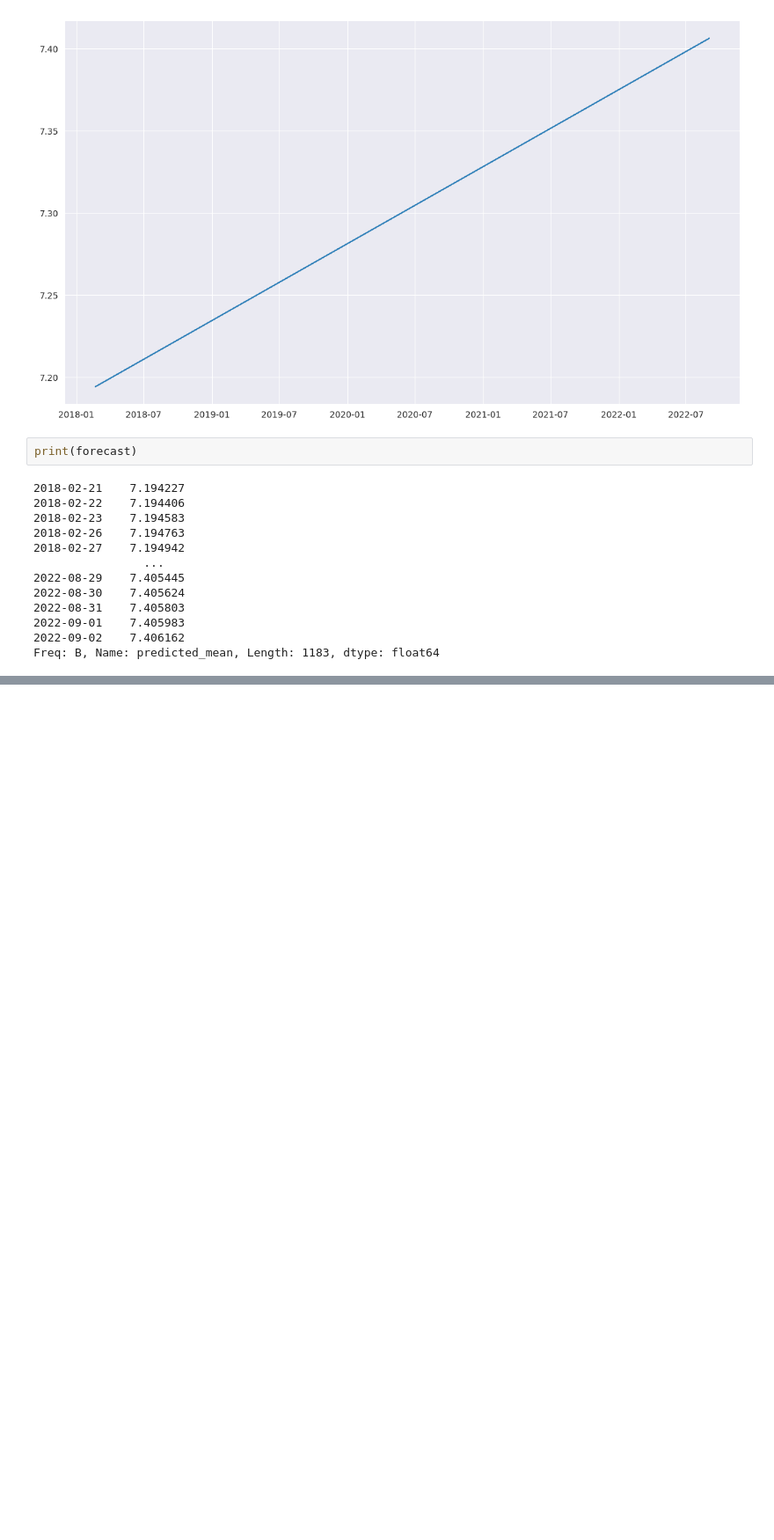
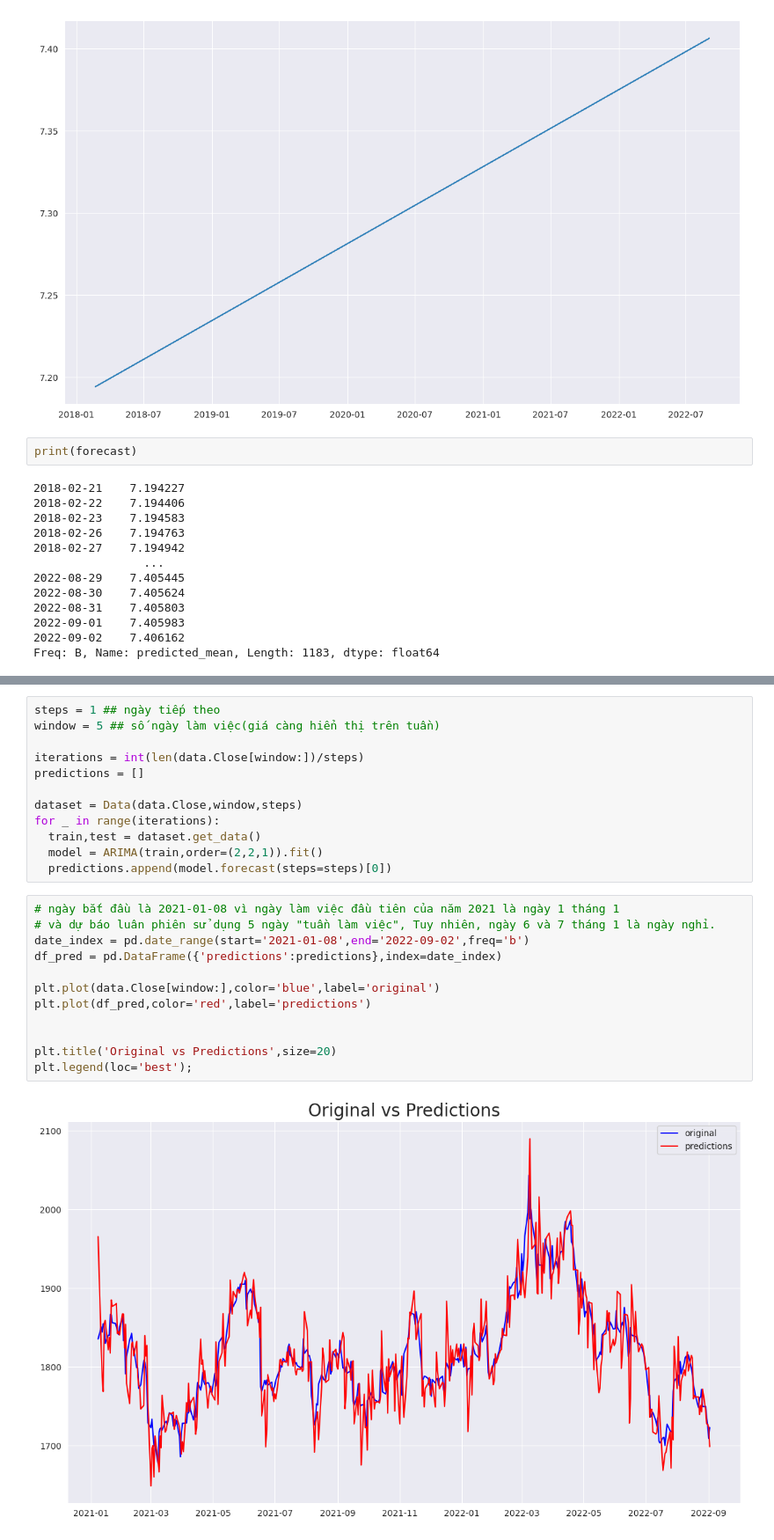
Before and after one commit to NoirHeart/Ml2023, a Jupyter notebook: TimeSeries_Gold_data.ipynb, the cells around one changed output, grey strips where cells are left out. Shown at 88% size. Drawn from its saved outputs; the diff is of its cells as text; blank space fills up the shorter version.

```diff
--- a/TimeSeries_Gold_data.ipynb
+++ b/TimeSeries_Gold_data.ipynb
@@ -265,0 +302,26 @@ Freq: B, Name: predicted_mean, Length: 1183, dtype: float64
+# %%
+steps = 1 ## ngày tiếp theo
+window = 5 ## số ngày làm việc(giá càng hiển thị trên tuần)
+
+iterations = int(len(data.Close[window:])/steps)
+predictions = []
+
+dataset = Data(data.Close,window,steps)
+for _ in range(iterations):
+  train,test = dataset.get_data()
+  model = ARIMA(train,order=(2,2,1)).fit()
+  predictions.append(model.forecast(steps=steps)[0])
+# %%
+# ngày bắt đầu là 2021-01-08 vì ngày làm việc đầu tiên của năm 2021 là ngày 1 tháng 1
+# và dự báo luân phiên sử dụng 5 ngày "tuần làm việc", Tuy nhiên, ngày 6 và 7 tháng 1 là ngày nghỉ.
+date_index = pd.date_range(start='2021-01-08',end='2022-09-02',freq='b')
+df_pred = pd.DataFrame({'predictions':predictions},index=date_index)
+
+plt.plot(data.Close[window:],color='blue',label='original')
+plt.plot(df_pred,color='red',label='predictions')
+
+
+plt.title('Original vs Predictions',size=20)
+plt.legend(loc='best');
+# %% [output]
+[figure, added]
```
Also changed, not shown: parts of 5 cells of this notebook.
